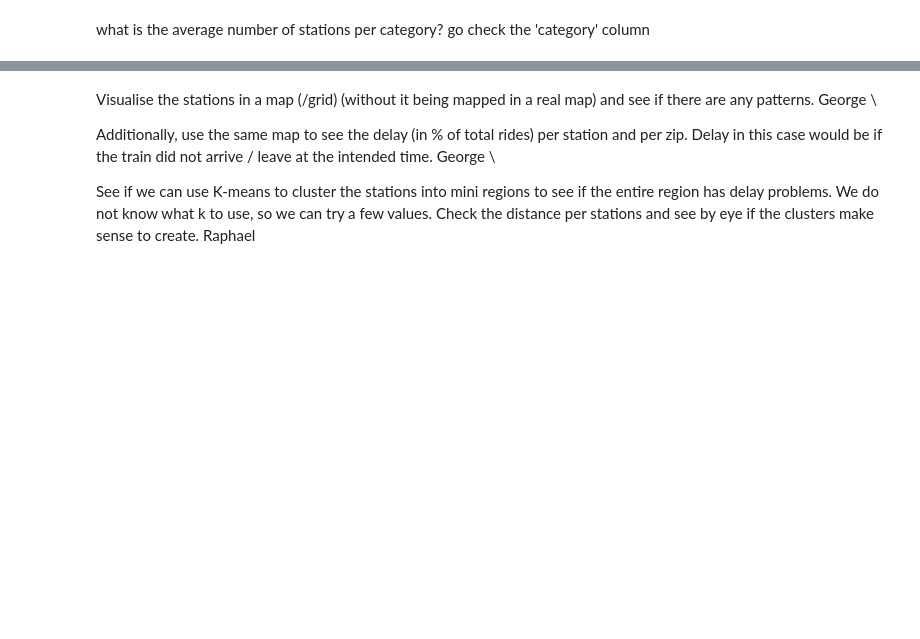
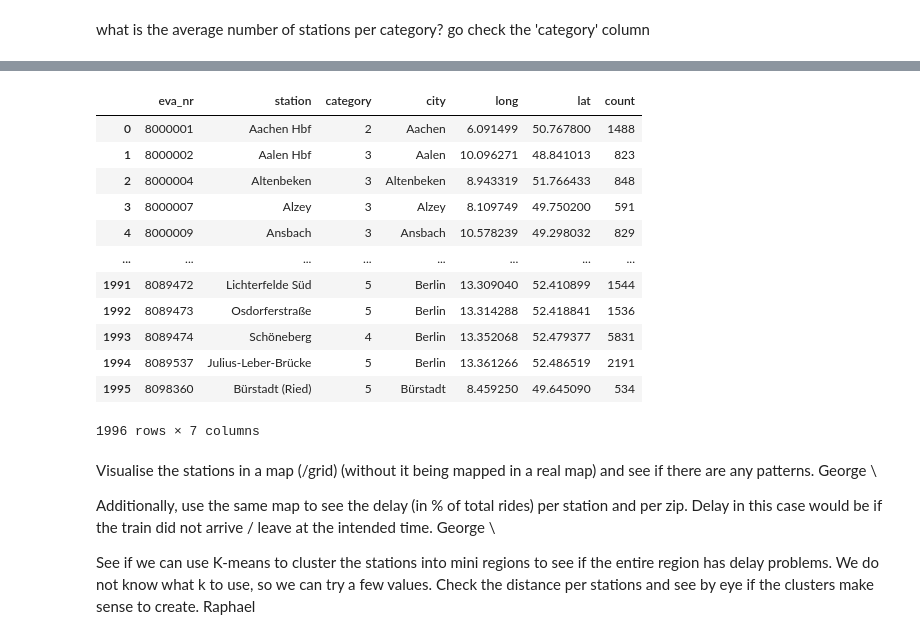
Before and after one commit to Tu2-prog/DM-Project, a Jupyter notebook: data-analysis.ipynb, the cells around one changed output, grey strips where cells are left out. Drawn from its saved outputs; the diff is of its cells as text; code cells hidden in the pictures; blank space fills up the shorter version.

```diff
--- a/data-analysis.ipynb
+++ b/data-analysis.ipynb
@@ -95,3 +134,19 @@ split_stations_df.head()
+# %%
+station_mapping_df
+# %% [output]
+|  | eva_nr | station | category | city | long | lat | count |
+| 0 | 8000001 | Aachen Hbf | 2 | Aachen | 6.091499 | 50.767800 | 1488 |
+| 1 | 8000002 | Aalen Hbf | 3 | Aalen | 10.096271 | 48.841013 | 823 |
+| 2 | 8000004 | Altenbeken | 3 | Altenbeken | 8.943319 | 51.766433 | 848 |
+| 3 | 8000007 | Alzey | 3 | Alzey | 8.109749 | 49.750200 | 591 |
+| 4 | 8000009 | Ansbach | 3 | Ansbach | 10.578239 | 49.298032 | 829 |
+| ... | ... | ... | ... | ... | ... | ... | ... |
+| 1991 | 8089472 | Lichterfelde Süd | 5 | Berlin | 13.309040 | 52.410899 | 1544 |
+| 1992 | 8089473 | Osdorferstraße | 5 | Berlin | 13.314288 | 52.418841 | 1536 |
+| 1993 | 8089474 | Schöneberg | 4 | Berlin | 13.352068 | 52.479377 | 5831 |
+| 1994 | 8089537 | Julius-Leber-Brücke | 5 | Berlin | 13.361266 | 52.486519 | 2191 |
+| 1995 | 8098360 | Bürstadt (Ried) | 5 | Bürstadt | 8.459250 | 49.645090 | 534 |
+1996 rows × 7 columns
 # %% [markdown]
 Visualise the stations in a map (/grid) (without it being mapped in a real map) and see if there are any patterns. George \\
 
```
Also changed, not shown: parts of 9 cells of this notebook.
